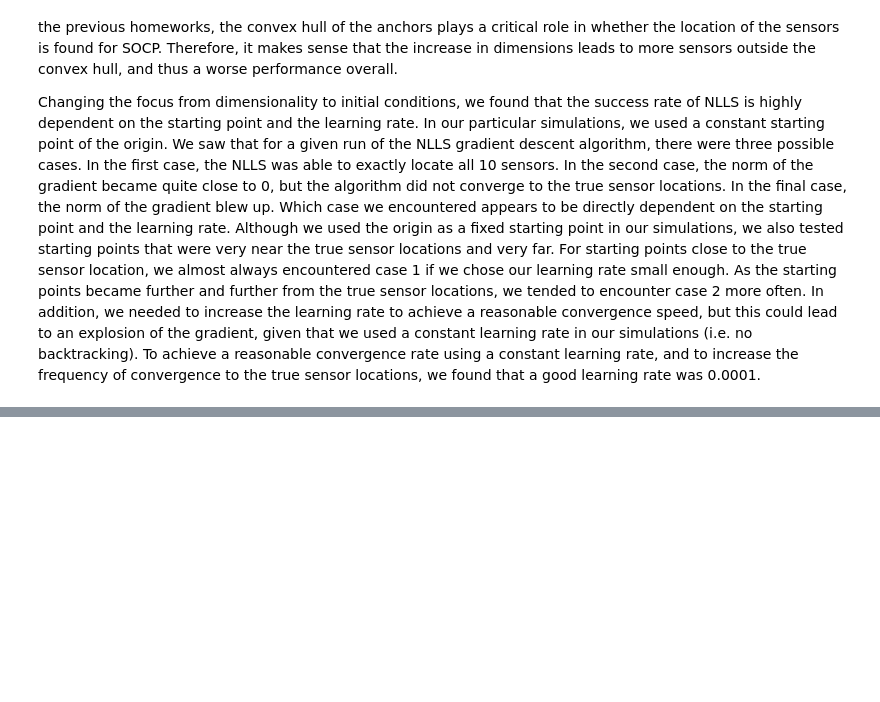
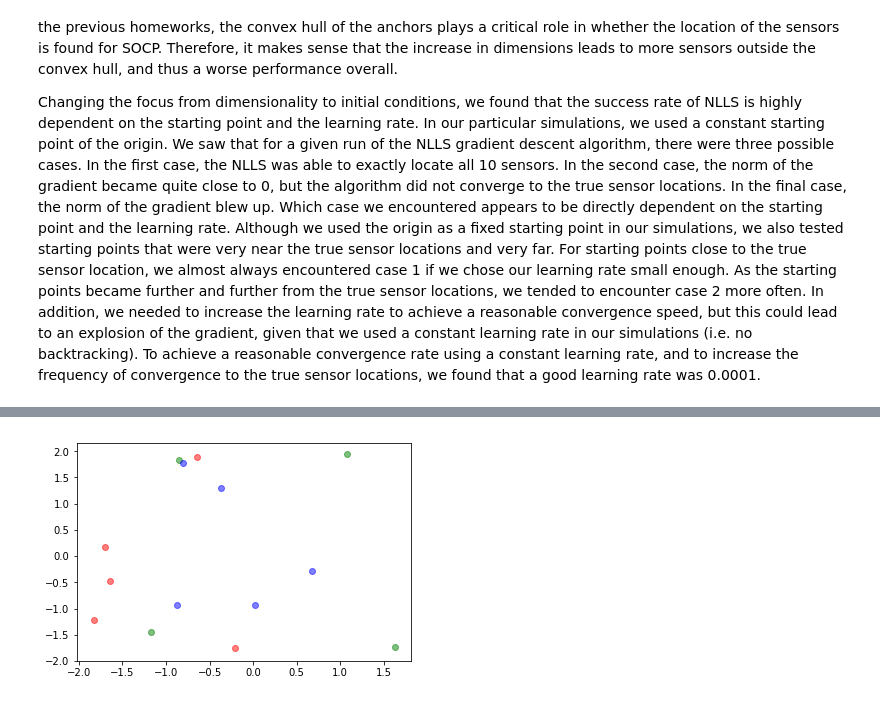
Before and after one commit to joehiggins/cme307, a Jupyter notebook: CME 307 Optimization Project 1.ipynb, the cells around one changed output, grey strips where cells are left out. Cells and saved outputs as stored; diff of their text form; code cells hidden in the pictures; blank space fills up the shorter version.

```diff
--- a/CME 307 Optimization Project 1.ipynb
+++ b/CME 307 Optimization Project 1.ipynb
@@ -400,0 +497,28 @@ Changing the focus from dimensionality to initial conditions, we found that the
+# %%
+def get_sensor_matches(sensors, results):
+    matches = []
+    for sensor, result in zip(sensors, results):
+        matches.append(np.linalg.norm(sensor - result) < 10**(-4))
+    return np.array(matches)
+# %%
+def plot_results(anchors, sensors, results):
+    anchor_x = np.array(anchors[:,0])
+    anchor_y = np.array(anchors[:,1])
+
+    matches = get_sensor_matches(sensors,results)
+
+    matched_sensors_x = np.array(sensors[matches,0])
+    matched_sensors_y = np.array(sensors[matches,1])
+    unmatched_sensors_x = np.array(sensors[~matches,0])
+    unmatched_sensors_y = np.array(sensors[~matches,1])
+
+    fig, out_plot = plt.subplots()
+
+    out_plot.scatter(x=anchor_x, y=anchor_y, c="g", alpha=0.5)
+    out_plot.scatter(x=matched_sensors_x, y=matched_sensors_y, c="b", alpha=0.5)
+    out_plot.scatter(x=unmatched_sensors_x, y=unmatched_sensors_y, c="r", alpha=0.5)
+# %%
+# General, hardcoded setup
+dim = 2
+num_anchors = 4
+num_sensors = 10
@@ -400,0 +553,12 @@ Changing the focus from dimensionality to initial conditions, we found that the
+# %%
+#Example 1: SOCP inside convex hull border, SDP everywhere, NLLS everywhere
+np.random.seed(seed=31)
+anchors = generate_points(num_anchors, dim)
+sensors = generate_points(num_sensors, dim)
+
+SOCP_result = get_SOCP_result(sensors, anchors)
+SDP_result = get_SDP_result(sensors, anchors)
+NLLS_result = get_NLLS_matches(sensors, anchors)
+plot_results(anchors, sensors, SOCP_result)
+# %% [output]
+[figure, added]
```
Also changed, not shown: parts of 31 cells of this notebook.
